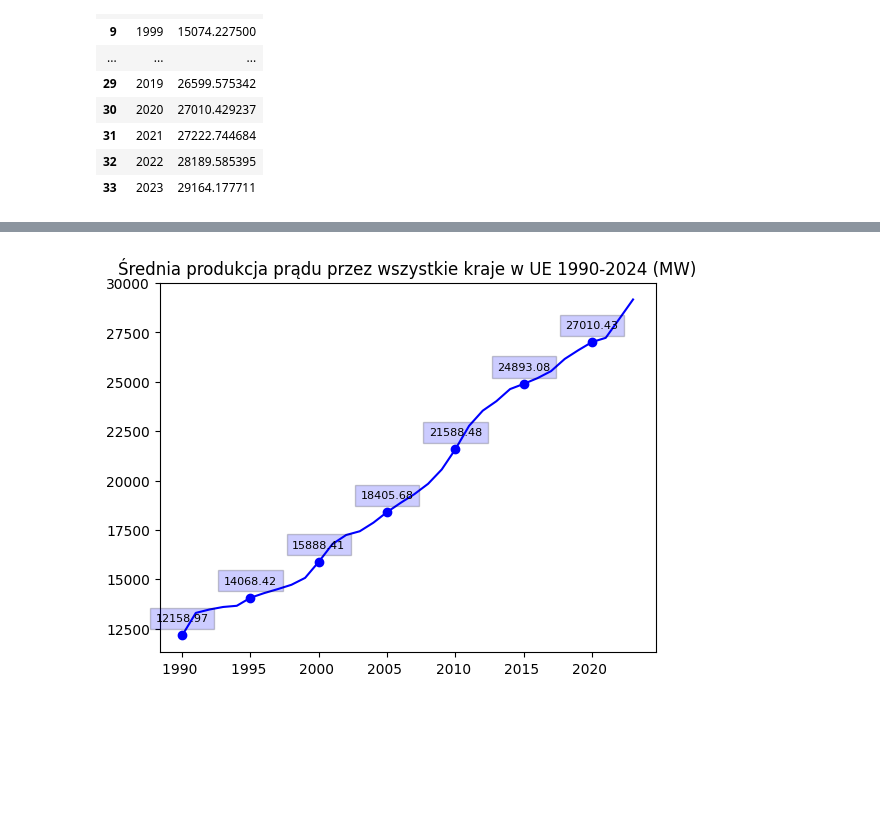
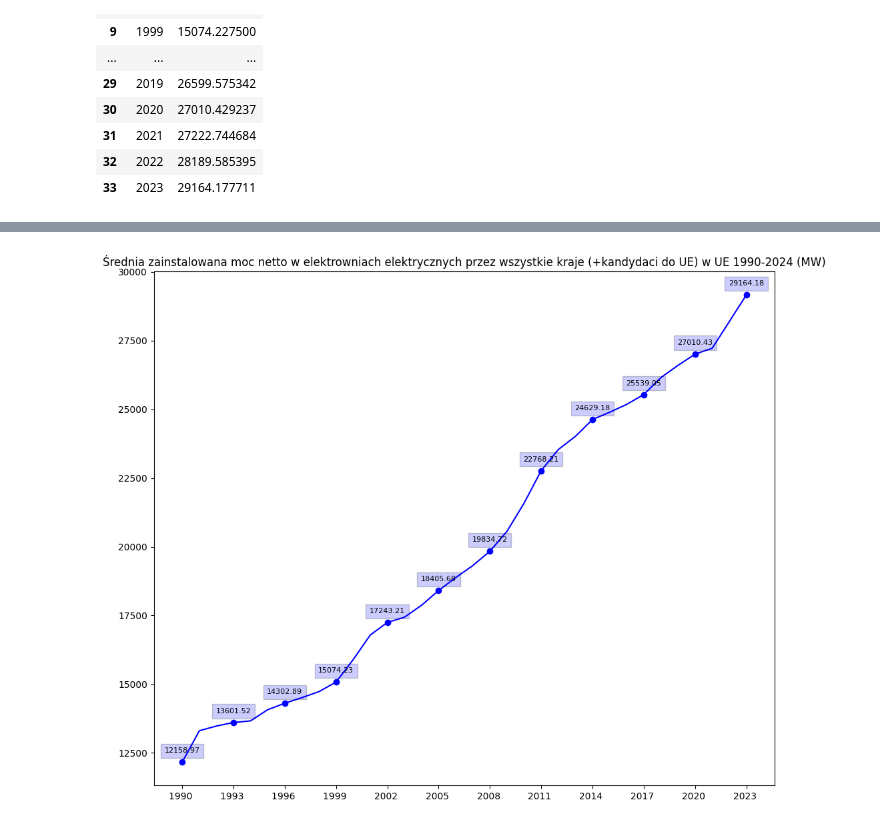
Before and after one commit to tismiracle/Share-of-energy-from-renewable-sources--nrg_ind_share-, a Jupyter notebook: notebook.ipynb, the cells around one changed output, grey strips where cells are left out. Cells and saved outputs as stored; diff of their text form; code cells hidden in the pictures; blank space fills up the shorter version.

```diff
--- a/notebook.ipynb
+++ b/notebook.ipynb
@@ -327,12 +373,7 @@ typeOfPowerplants = {
     "X9900" : "Other fuels n.e.c. (inne paliwa, niesklasyfikowane gdzie indziej)"
 }
 
-def iter_through_cols(given_df, func):
-    single_values_to_return = {}
-    for series_name in given_df.columns:
-        single_values_to_return[series_name] = func(given_df[series_name])
 
-    return single_values_to_return
 
 #Nie bierz pod uwagę Annual
 total_without_annual_column = df[df.columns[1:]]
@@ -355,7 +396,8 @@ means = iter_through_cols(columns_to_calculate_average, pandas.Series.mean)
 means
 
 
-df_average = pandas.DataFrame({"Years": means.keys(), "Means": means.values()})
+# df_average = pandas.DataFrame({"Years": means.keys(), "Means": means.values()})
+df_average = convert_dict_to_df(means, "Years", "Means")
 df_average
 # total_without_annual_column
 #total_without_annual_column.iloc[:, 5:]
@@ -384,34 +435,22 @@ df_average
 # %%
 #WYKRES WZROSTU ŚREDNIEJ WARTOŚCI PRODUKCJI ENERGII ELEKTYCZNEJ W EU
-import matplotlib.pyplot as plt
-def add_labels(xs, ys, tick, line):
-    line[0].set_marker('o')
-    line[0].set_color('blue')
-    line[0].set_markevery(tick)
-    for i, (x,y) in enumerate(zip(xs,ys)):
-        if i % tick == 0:
-            label = "{:.2f}".format(y)
+#PRR_MAIN — oznacza elektrownie główne (ang. “main activity producers”), czyli operatorów,
+# których podstawową działalnością jest produkcja energii elektrycznej na rynek, a nie na własny użytek.
 
-            plt.annotate(label, # this is the text
-                        (x,y), # these are the coordinates to position the label
-                        textcoords="offset points", # how to position the text
-                        xytext=(0,10), # distance from text to points (x,y)
-                        ha='center',
-                        fontsize = 8,
-                        bbox=dict(facecolor='blue', alpha=0.2)) # horizontal alignment can be left, right
+#CAP_NET_ELC – oznacza zainstalowaną moc netto (capacity net) w elektrowniach elektrycznych (electricity).
+# To podstawowa kategoria dotycząca mocy dostępnej w systemie elektroenergetycznym.
 
 
 
 
 xpoints = df_average["Years"]
 ypoints = df_average["Means"]
 
-line = plt.plot(xpoints, ypoints)
-plt.xticks(xpoints[::5])
-add_labels(xpoints, ypoints, 5, line)
-plt.title("Średnia produkcja prądu przez wszystkie kraje w UE 1990-2024 (MW)")
+#MOC JAKĄ MOŻE WYTWORZYĆ ELEKTRONIA PO ODJĘCIU SWOICH POTRZEB
+line = create_plot(xpoints, ypoints, xpoints[::3], "Średnia zainstalowana moc netto w elektrowniach elektrycznych przez wszystkie kraje (+kandydaci do UE) w UE 1990-2024 (MW)")
+add_labels(xpoints, ypoints, 3, line)
 plt.show()
 # %% [output]
-[figure, old version]
+[figure, new version]
 # %%
 #WYGENERUJ TAKI SAM WYKRES JAK WYŻEJ TYLKO DLA KAŻDEGO KRAJU Z OSOBNA
```
Also changed, not shown: parts of 8 cells of this notebook.
